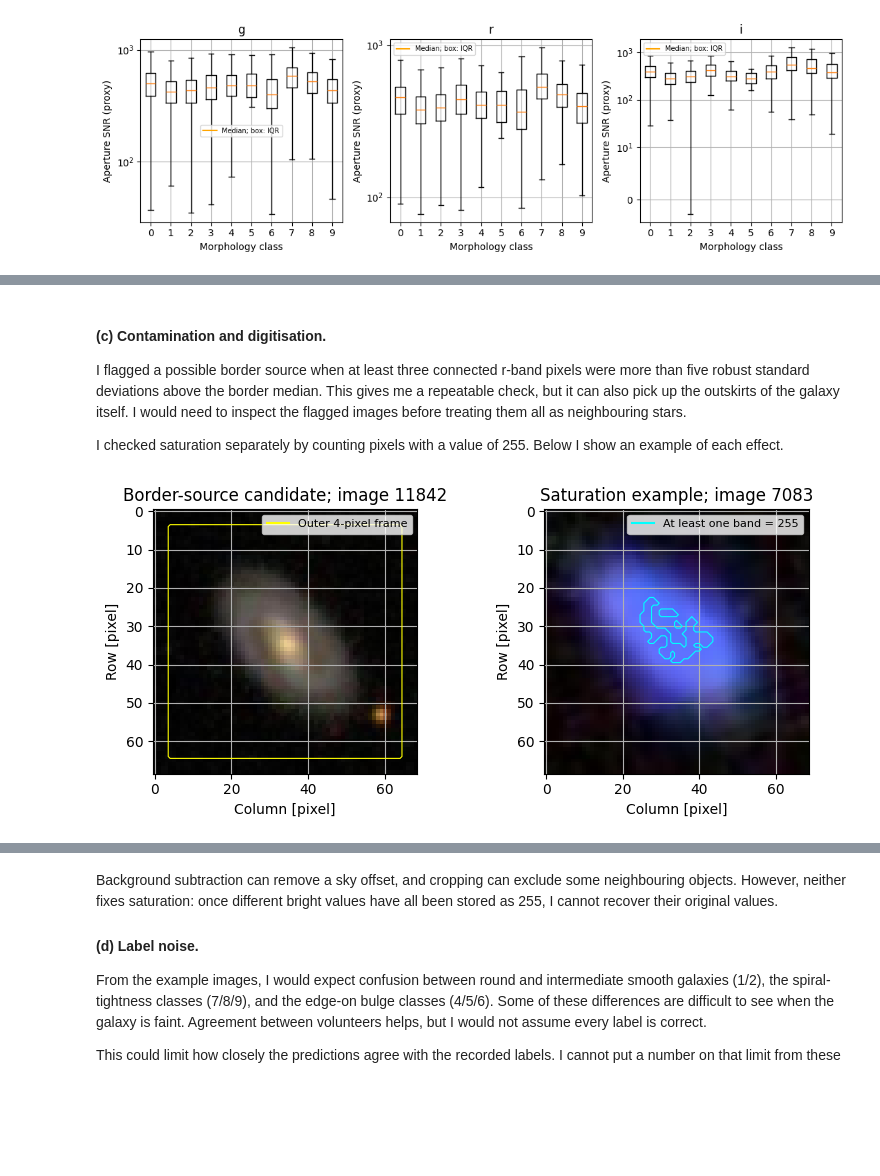
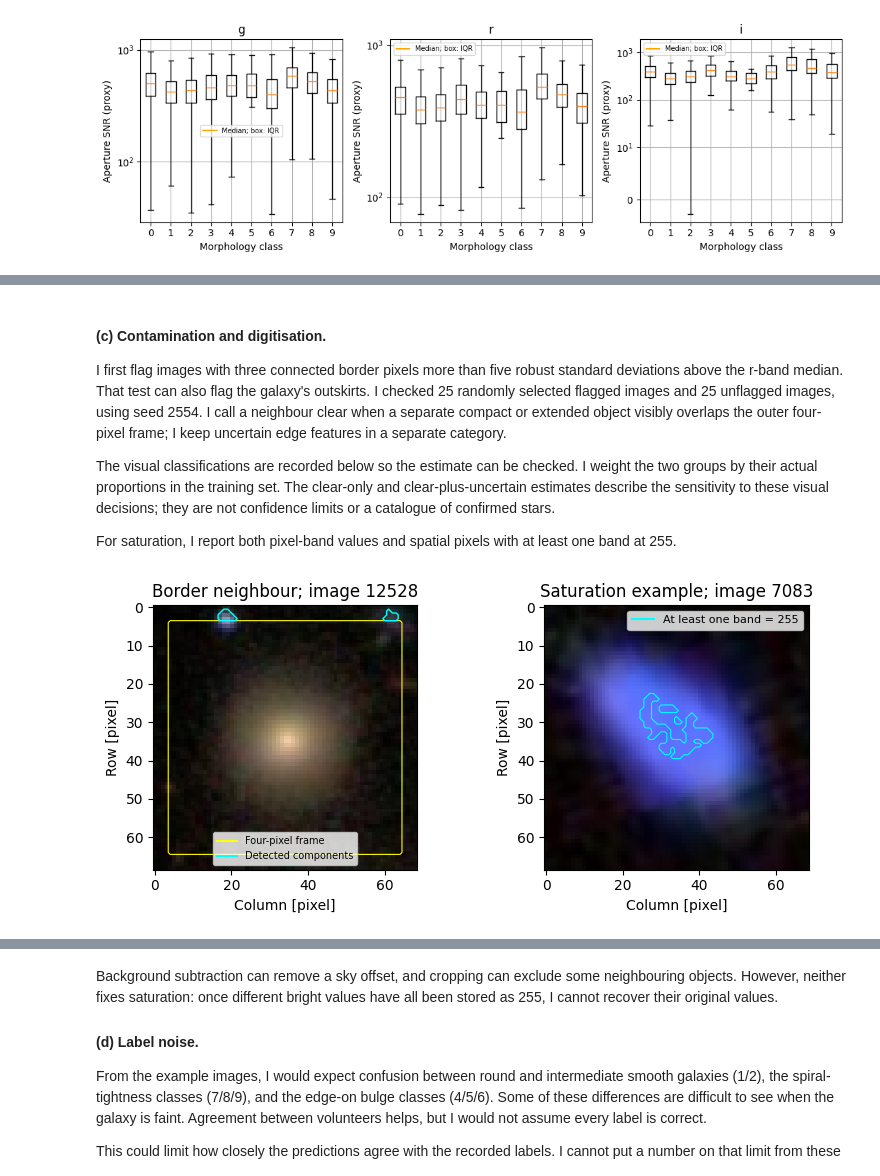
Before and after one commit to beusy/applied-machine-learning-in-physics, a Jupyter notebook: Homework 2/PHYS_2550_Homework2.ipynb, the cells around one changed output, grey strips where cells are left out. Saved outputs shown, nothing was run; the diff lists cells and outputs as text; code cells hidden in the pictures; blank space fills up the shorter version.

```diff
--- a/Homework 2/PHYS_2550_Homework2.ipynb
+++ b/Homework 2/PHYS_2550_Homework2.ipynb
@@ -267,15 +281,22 @@ digest=hashlib.sha256(datafile.read_bytes()).hexdigest()
 assert digest == '969a6b1cefcc36e09fffa86febd2f699a4aa19b837ba0427f01b0bc6ded458af', 'Dataset checksum differs: remove the cached file and download the original SDSS file again.'
 with h5py.File(datafile,'r') as f:
     images=f['images'][:]; labels=f['ans'][:].astype(np.int64)
-idx=np.arange(len(labels))
-train_idx, held_idx=train_test_split(idx,test_size=.30,stratify=labels,random_state=SPLIT_SEED)
-val_idx,test_idx=train_test_split(held_idx,test_size=.5,stratify=labels[held_idx],random_state=SPLIT_SEED)
-assert not (set(train_idx)&set(val_idx) or set(train_idx)&set(test_idx) or set(val_idx)&set(test_idx))
-np.savez(RESULT/'split_indices.npz',train=train_idx,validation=val_idx,test=test_idx)
+if MODE == 'gpu':
+    idx = np.arange(len(labels))
+    train_idx, held_idx = train_test_split(idx, test_size=.30, stratify=labels, random_state=SPLIT_SEED)
+    val_idx, test_idx = train_test_split(held_idx, test_size=.5, stratify=labels[held_idx], random_state=SPLIT_SEED)
+    np.savez(RESULT/'split_indices.npz', train=train_idx, validation=val_idx, test=test_idx)
+else:
+    with np.load(RESULT/'split_indices.npz') as saved:
+        train_idx, val_idx, test_idx = (saved[k].copy() for k in ['train','validation','test'])
+    saved_diagnostics = json.loads((RESULT/'diagnostics.json').read_text())
+    assert saved_diagnostics['sha256'] == digest, 'Saved results refer to another dataset.'
+combined = np.concatenate([train_idx, val_idx, test_idx])
+assert np.array_equal(np.sort(combined), np.arange(len(labels))), 'Split must cover each image exactly once.'
 counts=pd.DataFrame({'class':range(10),'morphology':NAMES,'all':np.bincount(labels,minlength=10),
  'train':np.bincount(labels[train_idx],minlength=10),'validation':np.bincount(labels[val_idx],minlength=10),
  'test':np.bincount(labels[test_idx],minlength=10)})
-counts.to_csv(RESULT/'class_counts.csv',index=False)
+counts.to_csv(OUTPUT/'class_counts.csv',index=False)
 print('Shape, dtype, range:', images.shape,images.dtype,int(images.min()),int(images.max()))
 print('Labels:',labels.shape,labels.dtype)
 display(counts)
@@ -415,22 +469,40 @@ I found the lowest median r-band SNR in class **6** (363.5); the highest is clas
 # %% [markdown]
 #### (c) Contamination and digitisation.
 
-I flagged a possible border source when at least three connected r-band pixels were more than five robust standard deviations above the border median. This gives me a repeatable check, but it can also pick up the outskirts of the galaxy itself. I would need to inspect the flagged images before treating them all as neighbouring stars.
+I first flag images with three connected border pixels more than five robust standard deviations above the r-band median. That test can also flag the galaxy's outskirts. I checked 25 randomly selected flagged images and 25 unflagged images, using seed 2554. I call a neighbour clear when a separate compact or extended object visibly overlaps the outer four-pixel frame; I keep uncertain edge features in a separate category.
 
-I checked saturation separately by counting pixels with a value of 255. Below I show an example of each effect.
+The visual classifications are recorded below so the estimate can be checked. I weight the two groups by their actual proportions in the training set. The clear-only and clear-plus-uncertain estimates describe the sensitivity to these visual decisions; they are not confidence limits or a catalogue of confirmed stars.
+
+For saturation, I report both pixel-band values and spatial pixels with at least one band at 255.
 # %%
-candidate=ids[np.where(bright[ids])[0][0]]
-saturated=ids[np.argmax(sat[ids])]
-fig,axs=plt.subplots(1,2,figsize=(8,3.6))
-for ax,k,title in zip(axs,[candidate,saturated],['Border-source candidate','Saturation example']):
-    ax.imshow(images[k]);ax.set(xlabel='Column [pixel]',ylabel='Row [pixel]',title=f'{title}; image {k}')
-    if k==candidate:
+from scipy.ndimage import label as components
+
+def border_components(image, median, sigma, threshold=5):
+    mask = border & (image[:,:,1] > median[1] + threshold * max(float(sigma[1]), 1/np.sqrt(12)))
+    cc, count = components(mask)
+    sizes = np.bincount(cc.ravel())
+    keep = np.where(sizes >= 3)[0]
+    keep = keep[keep != 0]
+    return np.isin(cc, keep)
+
+candidate = 12528
+assert candidate in train_idx
+saturated = ids[np.argmax(sat[ids])]
+fig, axs = plt.subplots(1,2,figsize=(8,3.6))
+for ax, k, title in zip(axs,[candidate,saturated],['Border neighbour','Saturation example']):
+    ax.imshow(images[k])
+    ax.set(xlabel='Column [pixel]',ylabel='Row [pixel]',title=f'{title}; image {k}')
+    ax.grid(False)
+    if k == candidate:
         ax.contour(border.astype(float),levels=[.5],colors=['yellow'],linewidths=.8)
-        ax.legend(handles=[Line2D([0],[0],color='yellow',label='Outer 4-pixel frame')],fontsize=8)
+        detected = border_components(images[k], background[k], noise_mad[k])
+        ax.contour(detected.astype(float),levels=[.5],colors=['cyan'],linewidths=1)
+        ax.legend(handles=[Line2D([0],[0],color='yellow',label='Four-pixel frame'),
+                           Line2D([0],[0],color='cyan',label='Detected components')],fontsize=7,loc='lower center')
     else:
         ax.contour((images[k]==255).any(axis=2).astype(float),levels=[.5],colors=['cyan'],linewidths=.8)
         ax.legend(handles=[Line2D([0],[0],color='cyan',label='At least one band = 255')],fontsize=8)
 savefig('contamination')
 # %% [output]
-[figure, old version]
+[figure, new version]
 # %%
```
Also changed, not shown: parts of 23 cells of this notebook, 29 other files.
